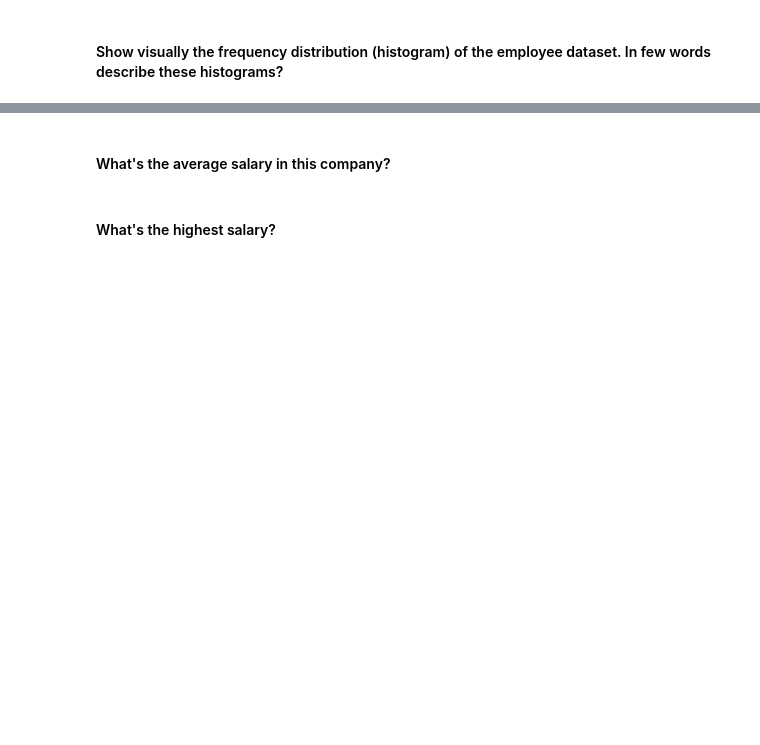
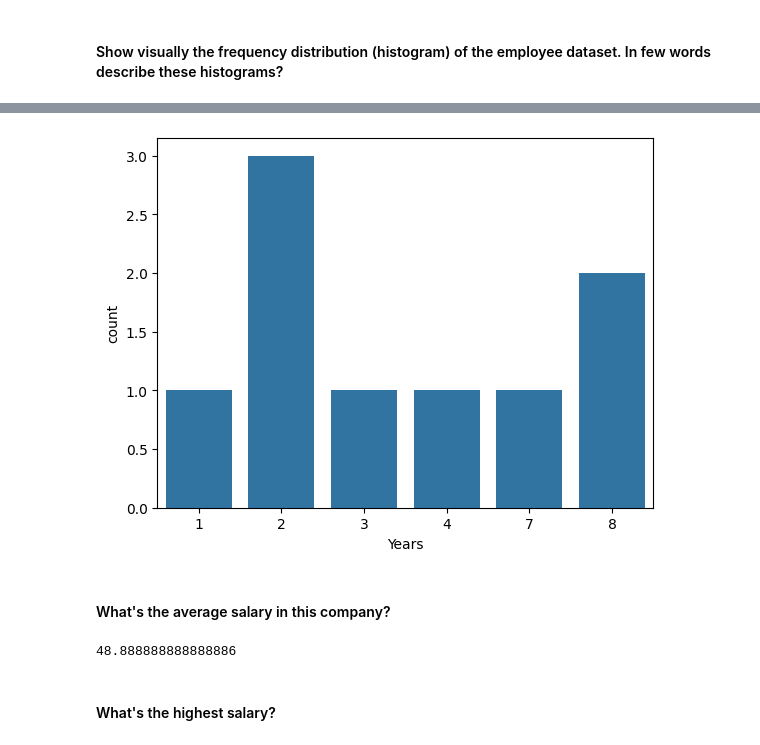
Before and after one commit to Ironhack-Data-Madrid-Octubre-2023/5.1-lab_subsetting_and_descriptive_stats, a Jupyter notebook: your-code/main.ipynb, the cells around one changed output, grey strips where cells are left out. Cells and saved outputs as stored; diff of their text form; code cells hidden in the pictures; blank space fills up the shorter version.

```diff
--- a/your-code/main.ipynb
+++ b/your-code/main.ipynb
@@ -128,0 +169,4 @@ pd.pivot_table(temp, values='Temperature', index='State', aggfunc={'Temperature'
+# %%
+sns.countplot(x=employee.Years);
+# %% [output]
+[figure, added]
@@ -133,2 +177,6 @@ pd.pivot_table(temp, values='Temperature', index='State', aggfunc={'Temperature'
+# %%
+employee.Salary.mean()
+# %% [output]
+48.888888888888886
 # %% [markdown]
 #### What's the highest salary?
```
Also changed, not shown: parts of 33 cells of this notebook.
